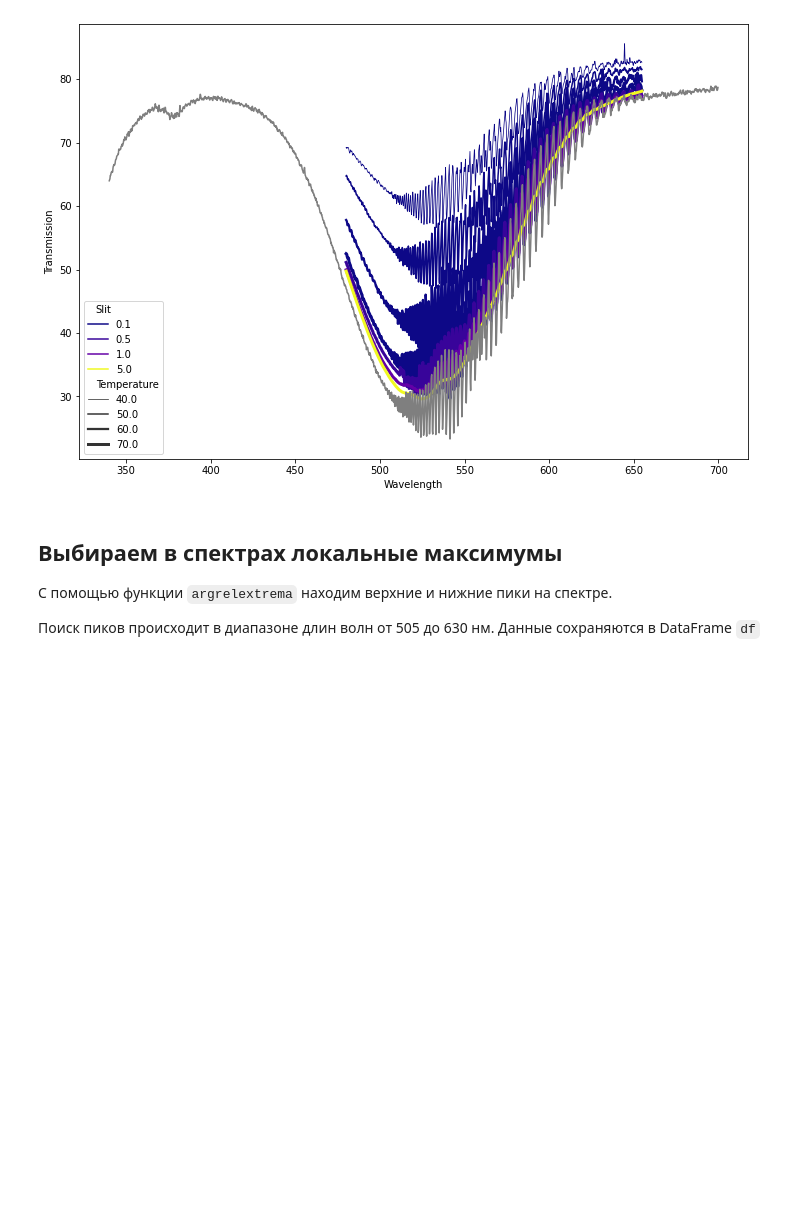
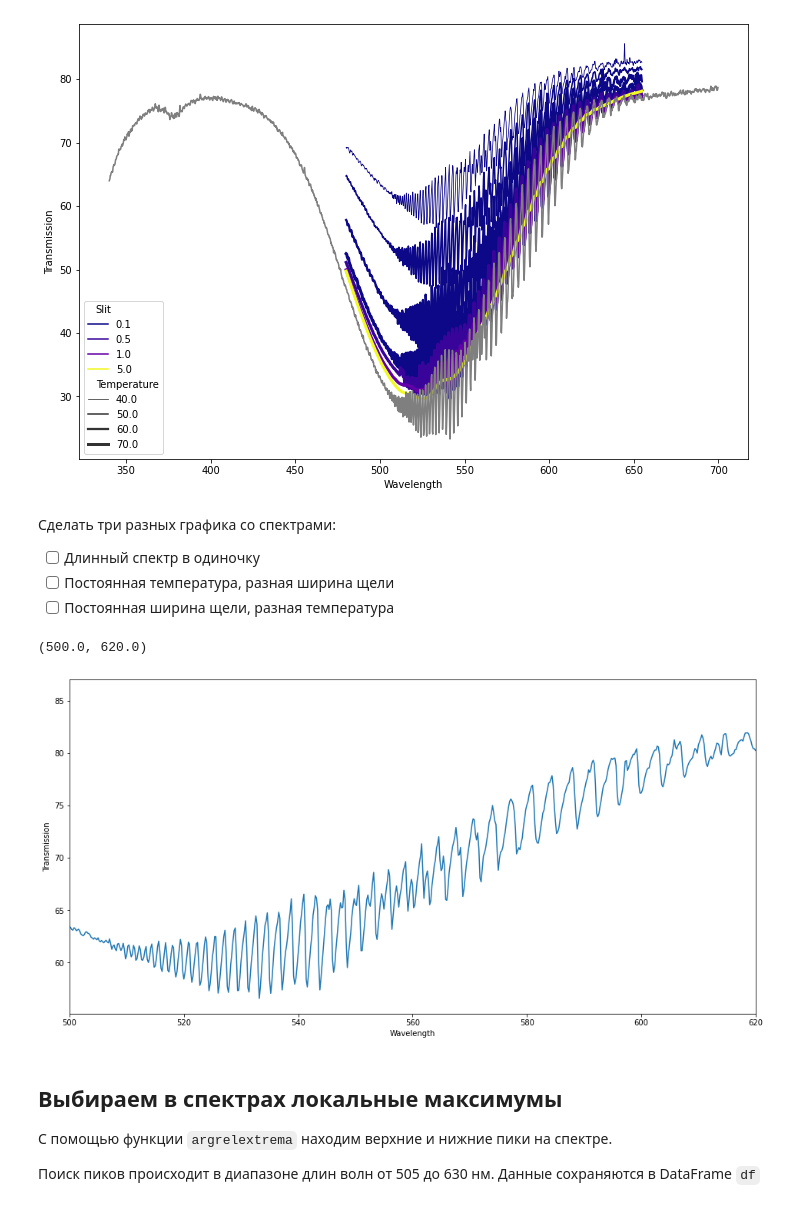
Before and after one commit to Redencon/Lapki, a Jupyter notebook: I2/I2.ipynb, the cells around one changed output. Drawn from its saved outputs; the diff is of its cells as text; code cells hidden in the pictures; blank space fills up the shorter version.

```diff
--- a/I2/I2.ipynb
+++ b/I2/I2.ipynb
@@ -68,6 +69,23 @@ sns.lineplot(data_long, x='Wavelength', y='Transmission')
 # %% [output]
 <Axes: xlabel='Wavelength', ylabel='Transmission'>
 [figure]
+# %% [markdown]
+Сделать три разных графика со спектрами:
+- [ ] Длинный спектр в одиночку
+- [ ] Постоянная температура, разная ширина щели
+- [ ] Постоянная ширина щели, разная температура
+# %%
+plt.figure(figsize=(16, 8))
+sns.lineplot(
+    data = data[data['Temperature'] == 40],
+    x = 'Wavelength',
+    y = 'Transmission',
+)
+plt.xlim(500, 620)
+# sns.lineplot(data_long, x='Wavelength', y='Transmission')
+# %% [output]
+(500.0, 620.0)
+[figure, added]
 # %% [markdown]
 ## Выбираем в спектрах локальные максимумы
 С помощью функции `argrelextrema` находим верхние и нижние пики на спектре.
```
Also changed, not shown: parts of 13 cells of this notebook.
